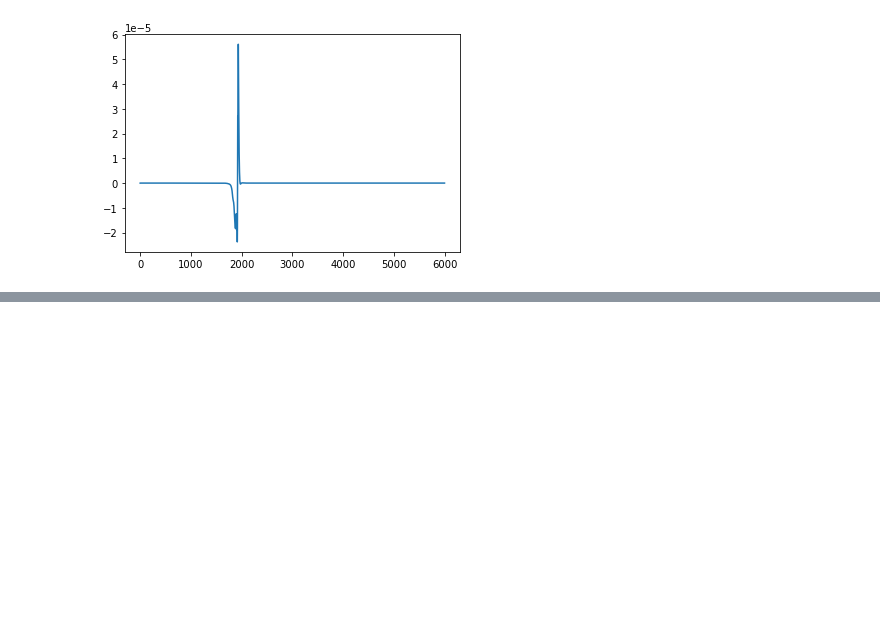
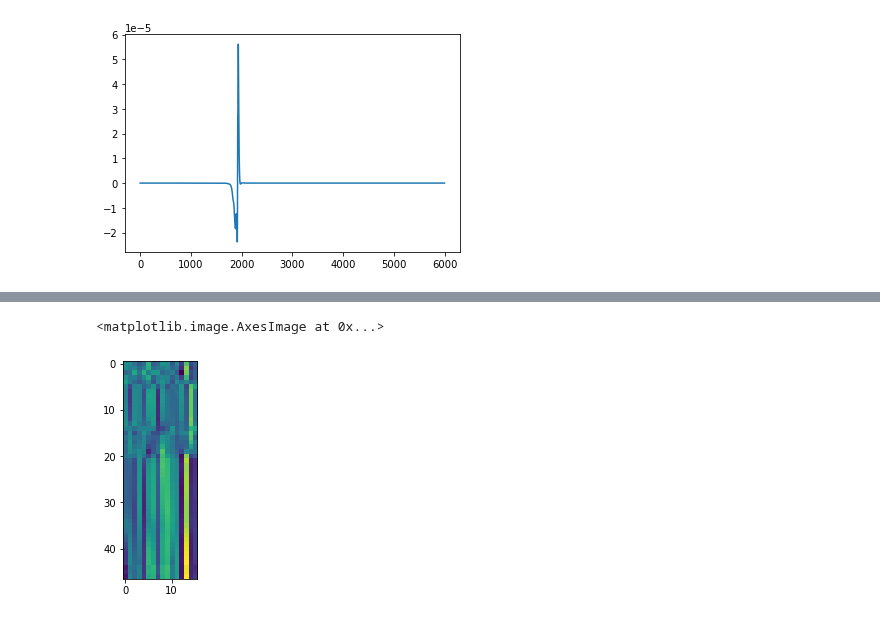
Before and after one commit to seisbench/seisbench, a Jupyter notebook: contrib/model_conversion/eqtransformer_conservative_conversion.ipynb, the cells around one changed output, grey strips where cells are left out. Cells and saved outputs as stored; diff of their text form; code cells hidden in the pictures; blank space fills up the shorter version.

Commit message:
Assess individual layer outputs

```diff
--- a/contrib/model_conversion/eqtransformer_conservative_conversion.ipynb
+++ b/contrib/model_conversion/eqtransformer_conservative_conversion.ipynb
@@ -701,3 +755,9 @@ plt.plot(tf_s[0, :, 0] - s[0, :])
 # %% [output]
 [<matplotlib.lines.Line2D at 0x...>]
 [figure]
+# %%
+# With a Keras function
+get_all_layer_outputs = K.function([tf_model.layers[0].input],
+                                   [l.output for l in tf_model.layers])
+
+layer_output = get_all_layer_outputs(np.transpose(wv, (0, 2, 1))) # return the same thing
@@ -703,0 +804,5 @@ plt.plot(tf_s[0, :, 0] - s[0, :])
+# %%
+layer_idx = 98
+print(tf_model.layers[layer_idx])
+tf_out = layer_output[layer_idx]
+print(tf_out.shape)
@@ -703,0 +876,5 @@ plt.plot(tf_s[0, :, 0] - s[0, :])
+# %%
+plt.imshow(tf_out[0])
+# %% [output]
+<matplotlib.image.AxesImage at 0x...>
+[figure, added]
```
Also changed, not shown: parts of 17 cells of this notebook, 1 other file.
